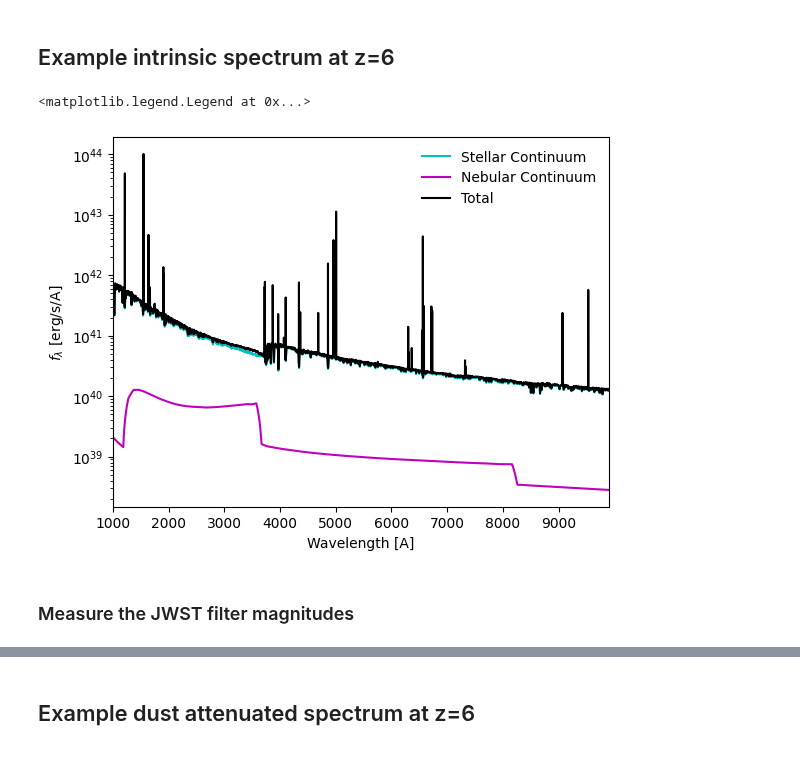
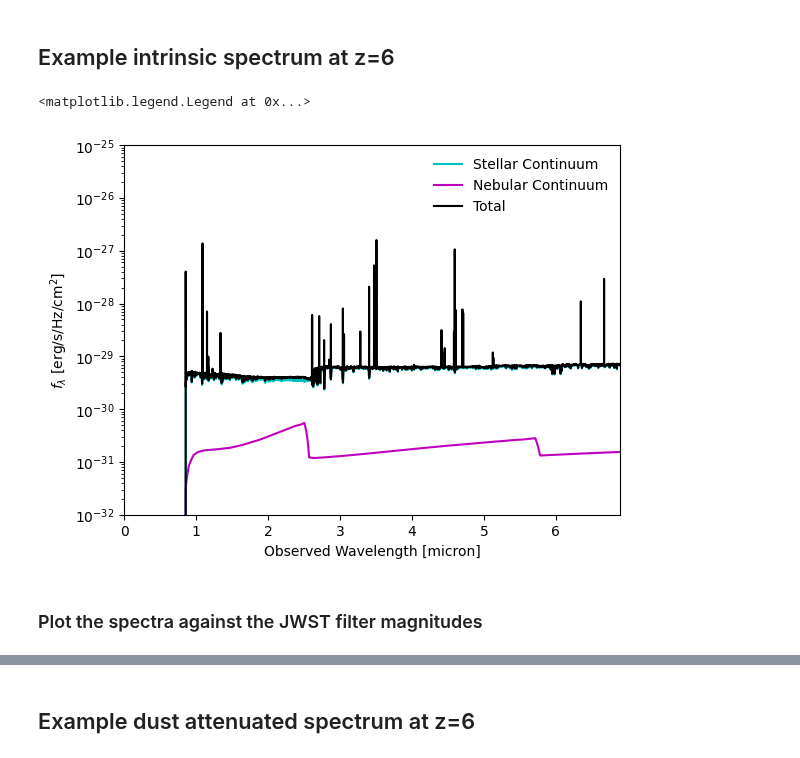
Before and after one commit to HarleyKatz/SPHINX-20-data, a Jupyter notebook: notebooks/sphinx_20_manual_02-full-spectra-and-filter-mags.ipynb, the cells around one changed output, grey strips where cells are left out. Drawn from its saved outputs; the diff is of its cells as text; code cells hidden in the pictures.

Commit message:
updating notebooks and all basic data

```diff
--- a/notebooks/sphinx_20_manual_02-full-spectra-and-filter-mags.ipynb
+++ b/notebooks/sphinx_20_manual_02-full-spectra-and-filter-mags.ipynb
@@ -19,3 +16,13 @@ df_nebc = pd.read_csv("../data/all_nebc.csv")
+# %%
+# Load in all of the spectra --> this may take some time
+zzzs = [ i for i in range(4,11) ]
+zzz1 = zzzs.copy()
+zzz1[0] = 4.64
+all_spectra = []
+for z in zzzs:
+    with open(f"../data/spectra/all_spec_z{z}.json") as f:
+        dat = json.load(f)
+    all_spectra.append(dat)
 # %%
 # Some constants
 ndir = 10 # Number of directions from peeling off
@@ -234,42 +52,36 @@ with open(f"../data/nebular_props/tot_nebc_z6.json") as f:
 # %%
 redshift = 6.0
 # For a typical galaxy
 halo_id = "70405"
-# For a nebular continuum dominated galaxy
-#halo_id = "415326"
-stel_spec = interp1d(stellar_spectra[halo_id]["wave"],np.array(stellar_spectra[halo_id]["spectrum"])*lsun,kind="cubic")
-neb_spec  = interp1d(nebular_spectra[halo_id]["wave"],nebular_spectra[halo_id]["spectrum"],kind="linear")
-
-# Set up wavelength grid
-lams = np.linspace(1000,9900,8901)
-dl = lams[1]-lams[0]
 
 # Plot the intrinsic stellar spectrum
-plt.plot(lams,stel_spec(lams),c="c",label="Stellar Continuum")
+plt.plot(
+    all_spectra[2]["70405"]["wavelengths"],
+    10.**np.array(all_spectra[2]["70405"]["intrinsic"]["stellar_continuum"]),
+    c="c",label="Stellar Continuum")
 
 # Plot the intrinsic nebular continuum
-plt.plot(lams,neb_spec(lams),c="m",label="Nebular Continuum")
-
-# Add in the intrinsic emission line luminosities
-el_spec = np.zeros(len(lams))
-for i in intrinsic_emission_line_list:
-    wl = float(i.split()[2].strip("A"))
-    idx = np.abs(wl - lams).argmin()
-    el_spec[idx] += df[(df["redshift"] == redshift) & (df["halo_id"] == int(halo_id))][i] / dl
+plt.plot(
+    all_spectra[2]["70405"]["wavelengths"],
+    10.**np.array(all_spectra[2]["70405"]["intrinsic"]["nebular_continuum"]),
+    c="m",label="Nebular Continuum")
 
 # Sum the nebular continuum, stellar continuum, and emission lines
-plt.plot(lams,stel_spec(lams)+neb_spec(lams)+el_spec,c="k",label="Total")
+plt.plot(
+    all_spectra[2]["70405"]["wavelengths"],
+    10.**np.array(all_spectra[2]["70405"]["intrinsic"]["total"]),
+    c="k",label="Total")
 
 plt.yscale("log")
 plt.xscale("linear")
+plt.ylim(1e-32,1e-25)
+plt.xlim(0,6.9)
 
-plt.xlim(lams[0],lams[-1])
-
-plt.xlabel("Wavelength [A]")
-plt.ylabel(r"$f_{\lambda}\ {\rm [erg/s/A]}$")
+plt.xlabel("Observed Wavelength [micron]")
+plt.ylabel(r"$f_{\lambda}\ {\rm [erg/s/Hz/cm^2]}$")
 plt.legend(loc=1,frameon=False)
 # %% [output]
 <matplotlib.legend.Legend at 0x...>
-[figure, old version]
+[figure, new version]
 # %% [markdown]
-### Measure the JWST filter magnitudes
+### Plot the spectra against the JWST filter magnitudes
```
Also changed, not shown: parts of 17 cells of this notebook, 3 other files.
